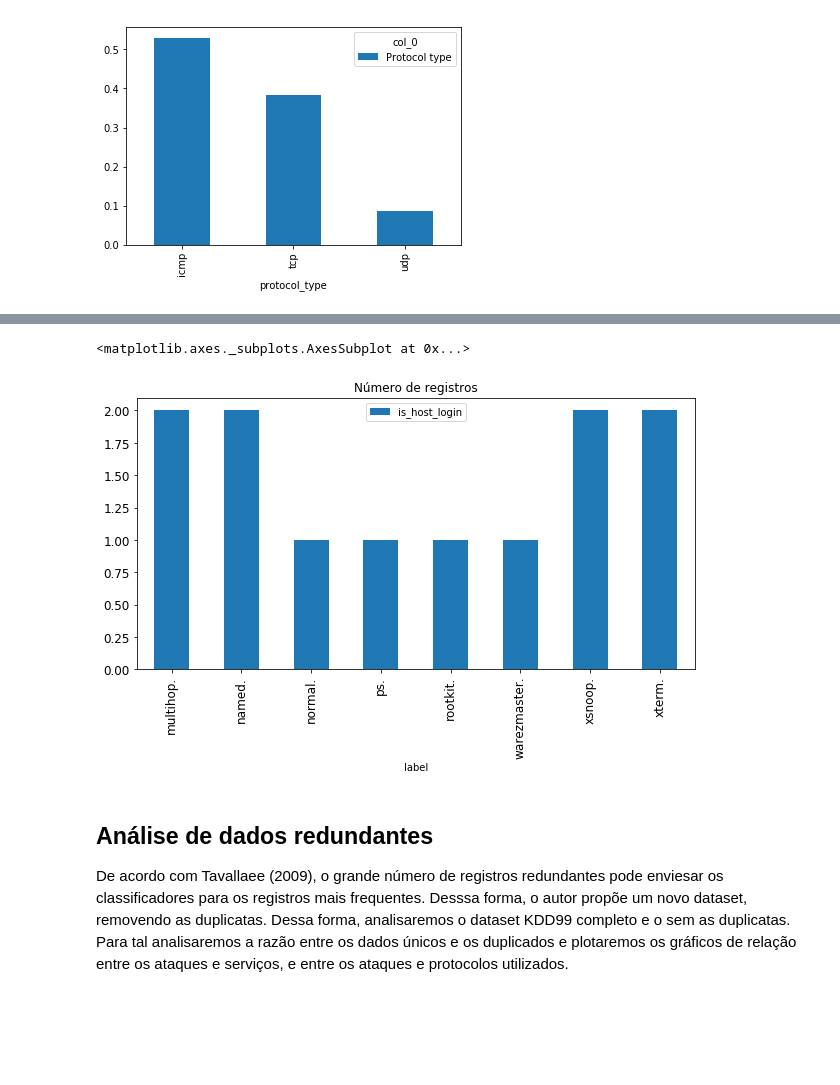
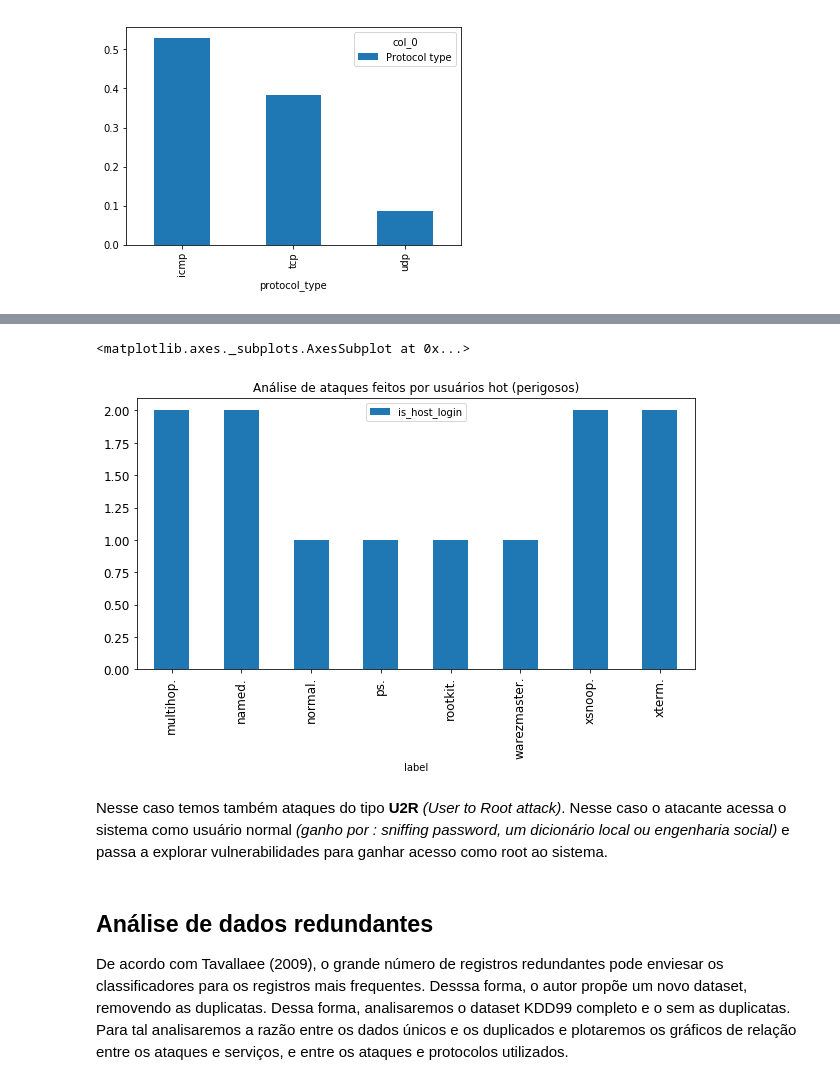
Before and after one commit to lucaslrolim/EEL840-KDD-CUP-99, a Jupyter notebook: Exploratory analysis.ipynb, the cells around one changed output, grey strips where cells are left out. Saved outputs shown, nothing was run; the diff lists cells and outputs as text; code cells hidden in the pictures; blank space fills up the shorter version.

```diff
--- a/Exploratory analysis.ipynb
+++ b/Exploratory analysis.ipynb
@@ -143,10 +152,12 @@ De acordo com Tavallaee (2009), o grande número de registros redundantes pode e
 # %%
 df_temp = df[["is_host_login","label"]]
 df_temp = df_temp.loc[df_temp["is_host_login"] == 1]
-df_temp.groupby(["label"]).count().plot(kind='bar', title ="Número de registros", figsize=(10, 5), legend=True, fontsize=12)
+df_temp.groupby(["label"]).count().plot(kind='bar', title ="Análise de ataques feitos por usuários hot (perigosos)", figsize=(10, 5), legend=True, fontsize=12)
 # %% [output]
 <matplotlib.axes._subplots.AxesSubplot at 0x...>
-[figure, old version]
+[figure, new version]
+# %% [markdown]
+Nesse caso temos também ataques do tipo **U2R** *(User to Root attack)*. Nesse caso o atacante acessa o sistema como usuário normal *(ganho por : sniffing password, um dicionário local ou engenharia social)* e passa a explorar vulnerabilidades para ganhar acesso como root ao sistema.
 # %% [markdown]
 
 ## Análise de dados redundantes
```
Also changed, not shown: parts of 32 cells of this notebook, 7 other files.
